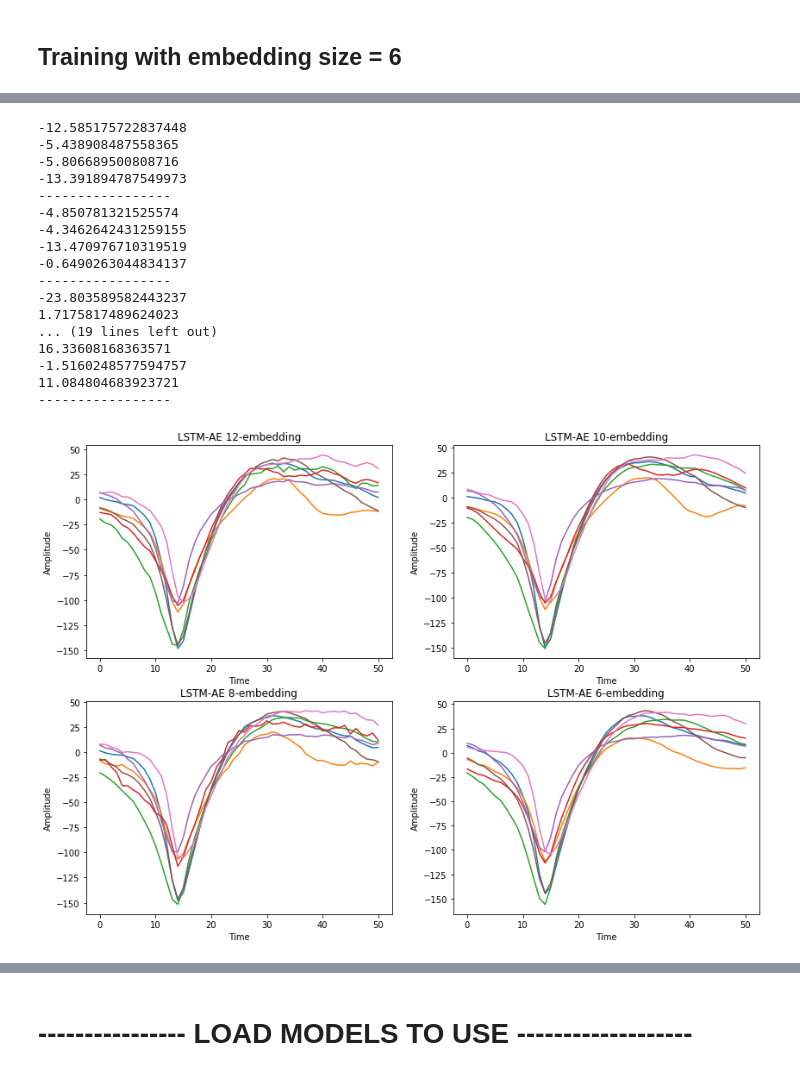
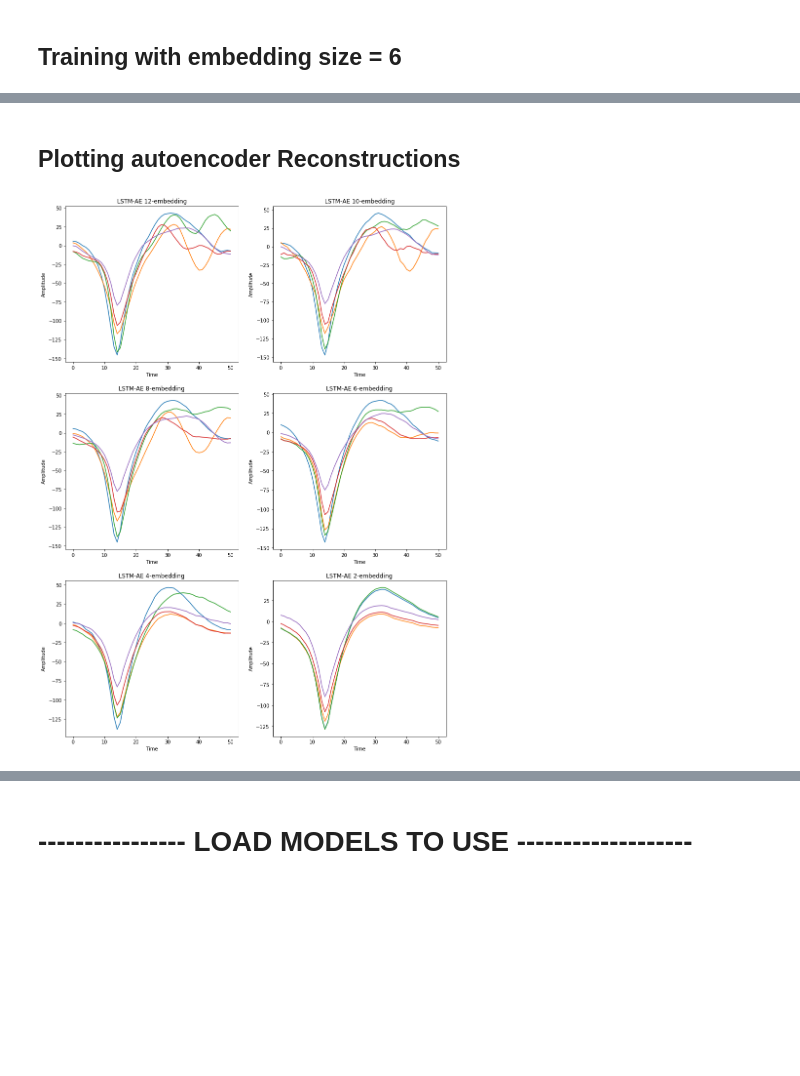
Before and after one commit to psambit9791/SpikeSort, a Jupyter notebook: VisaPy - LSTM Autoencoder.ipynb, the cells around one changed output, grey strips where cells are left out. Saved outputs shown, nothing was run; the diff lists cells and outputs as text; code cells hidden in the pictures; blank space fills up the shorter version.

```diff
--- a/VisaPy - LSTM Autoencoder.ipynb
+++ b/VisaPy - LSTM Autoencoder.ipynb
@@ -84,7 +84,6 @@ plt.show()
 # %%
 length = H.spikes['Shape'][0].shape[0]
 total_sigs = H.spikes['Shape'].shape[0]
-embedding_size = (int)(length//4)
 
 electrode_data = np.zeros([total_sigs, length])
 list_of_sigs = np.random.choice(total_sigs, total_sigs, replace=False)
@@ -427,0 +471,14 @@ plt.show()
+# %%
+epoch_range = 3000
+batch_size = 150
+learning_rate = 0.0001
+seq_len = 3
+embedding_size = 2
+
+lstm_ae_6 = lstm_autoencoder(length, seq_len, embedding_size)
+lstm_ae_6.apply(init_lstm_weights)
+criterion = nn.MSELoss()
+optimizer = torch.optim.Adam(
+    lstm_ae_6.parameters(), lr=learning_rate, weight_decay=0.001)
+
+enc, out, losses_6 = train_lstm(lstm_ae_6, electrode_data_train, criterion, optimizer, epoch_range, batch_size)
@@ -428,66 +511,67 @@ plt.show()
+# %% [markdown]
+## Plotting autoencoder Reconstructions
 # %%
-plt.figure(figsize=(14,10))
+plt.figure(figsize=(14,20))
 
-# n = [1, 30, 45, 50, 65]
-n = [11, 290, 3490, 1098, 2707, 9, 871]
+n = [1, 30, 45, 50, 65]
+#n = [11, 290, 3490, 1098, 2707, 9, 871]
 
 
 for i in n:
     data = electrode_data_test[i, :]
     data = torch.from_numpy(data).float()
+
     enc, o_1 = lstm_ae_1.forward(data)
     o_1 = (o_1.data).cpu().numpy()
-    o_1 = o_1.reshape((51))
-    print(np.sum(np.subtract(electrode_data_test[i, :], o_1)))
+    #print(np.sum(np.subtract(electrode_data_test[i, :], o_1)))
     enc, o_2 = lstm_ae_2.forward(data)
     o_2 = (o_2.data).cpu().numpy()
-    print(np.sum(np.subtract(electrode_data_test[i, :], o_2)))
+    #print(np.sum(np.subtract(electrode_data_test[i, :], o_2)))
     enc, o_3 = lstm_ae_3.forward(data)
     o_3 = (o_3.data).cpu().numpy()
-    print(np.sum(np.subtract(electrode_data_test[i, :], o_3)))
+    #print(np.sum(np.subtract(electrode_data_test[i, :], o_3)))
     enc, o_4 = lstm_ae_4.forward(data)
     o_4 = (o_4.data).cpu().numpy()
-    print(np.sum(np.subtract(electrode_data_test[i, :], o_4)))
-    print('-----------------')
-    plt.subplot(221)
+    #print(np.sum(np.subtract(electrode_data_test[i, :], o_4)))
+    enc, o_5 = lstm_ae_5.forward(data)
+    o_5 = (o_5.data).cpu().numpy()
+    #print(np.sum(np.subtract(electrode_data_test[i, :], o_5)))
+    enc, o_6 = lstm_ae_6.forward(data)
+    o_6 = (o_6.data).cpu().numpy()
+    #print(np.sum(np.subtract(electrode_data_test[i, :], o_6)))
+    #print('-----------------')
+    plt.subplot(321)
     plt.plot(o_1)
     plt.title('LSTM-AE 12-embedding')
     plt.xlabel('Time')
     plt.ylabel('Amplitude')
-    plt.subplot(222)
+    plt.subplot(322)
     plt.plot(o_2)
     plt.title('LSTM-AE 10-embedding')
     plt.xlabel('Time')
     plt.ylabel('Amplitude')
-    plt.subplot(223)
+    plt.subplot(323)
     plt.plot(o_3)
     plt.title('LSTM-AE 8-embedding')
     plt.xlabel('Time')
     plt.ylabel('Amplitude')
-    plt.subplot(224)
+    plt.subplot(324)
     plt.plot(o_4)
     plt.title('LSTM-AE 6-embedding')
     plt.xlabel('Time')
     plt.ylabel('Amplitude')
+    plt.subplot(325)
+    plt.plot(o_5)
+    plt.title('LSTM-AE 4-embedding')
+    plt.xlabel('Time')
+    plt.ylabel('Amplitude')
+    plt.subplot(326)
+    plt.plot(o_6)
+    plt.title('LSTM-AE 2-embedding')
+    plt.xlabel('Time')
+    plt.ylabel('Amplitude')
 plt.show()
 # %% [output]
--12.585175722837448
--5.438908487558365
--5.806689500808716
--13.391894787549973
------------------
--4.850781321525574
--4.3462642431259155
--13.470976710319519
--0.6490263044834137
------------------
--23.803589582443237
-1.7175817489624023
-... (19 lines left out)
-16.33608168363571
--1.5160248577594757
-11.084804683923721
------------------
-[figure, old version]
+[figure, new version]
 # %%
 plt.figure(figsize=(7,5))
```
Also changed, not shown: parts of 25 cells of this notebook, 14 other files.
